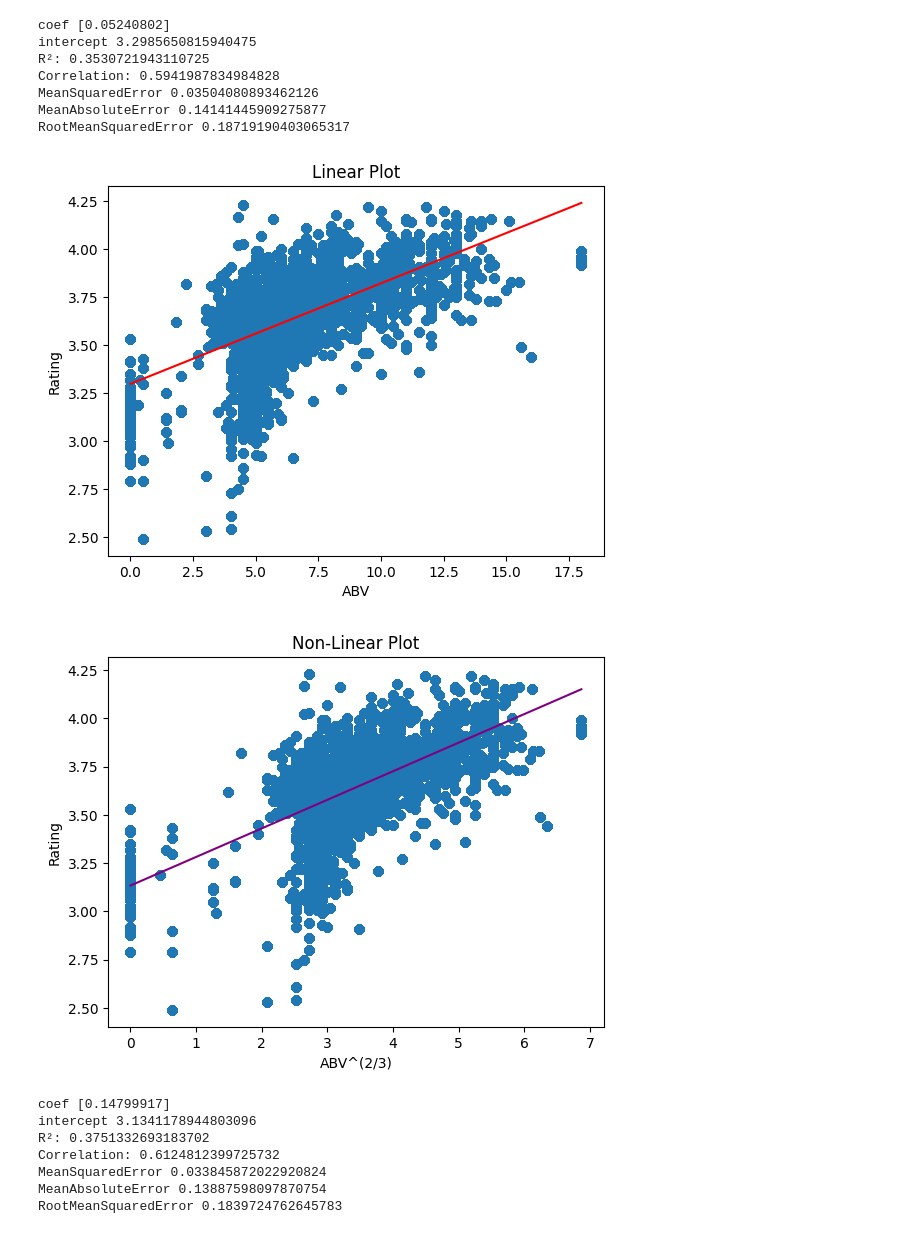
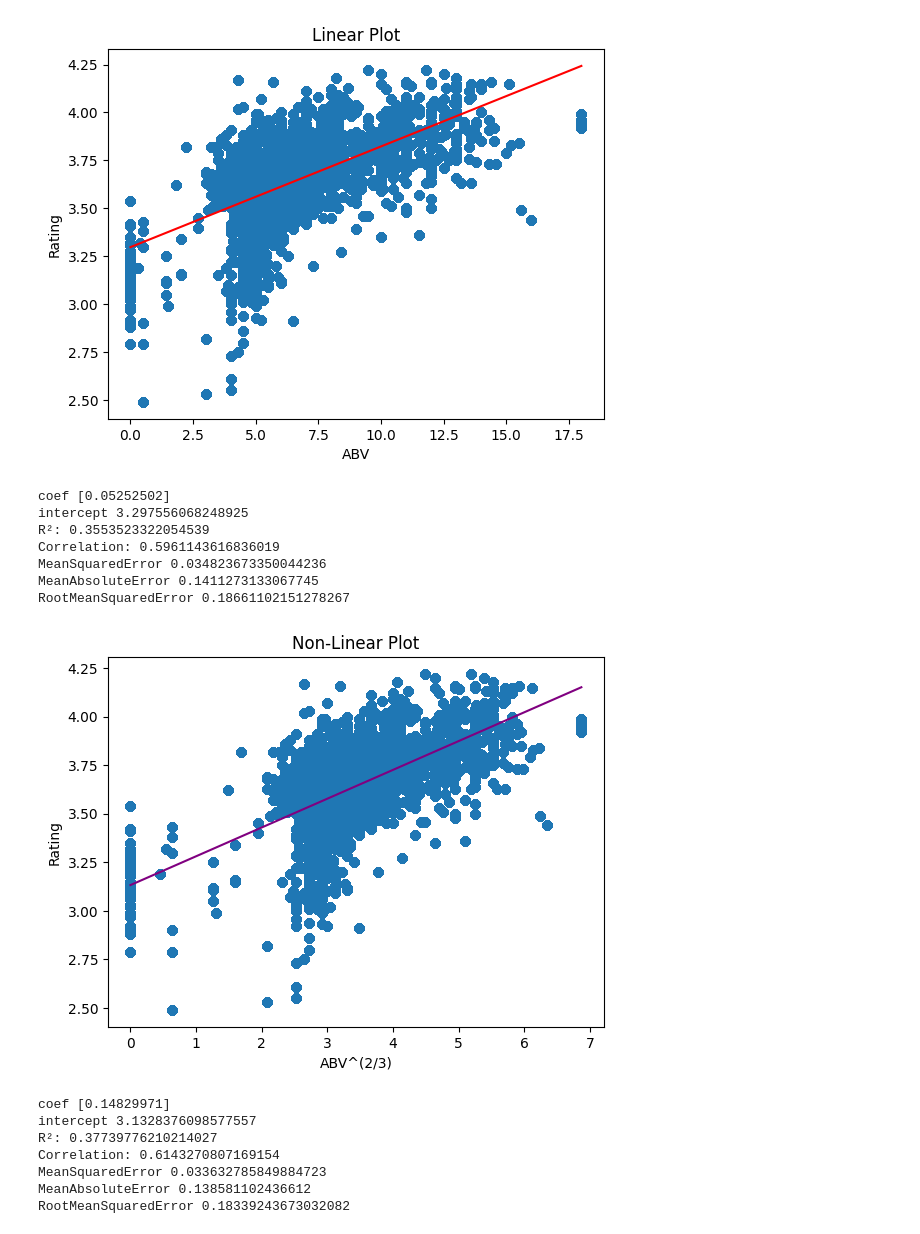
Before and after one commit to gallas87a/BeerData, a Jupyter notebook: 3_Regression/LinearBeergression.ipynb, the cells around one changed output. Drawn from its saved outputs; the diff is of its cells as text; code cells hidden in the pictures.

Commit message:
Linear regression corrected with ignoring headers

```diff
--- a/3_Regression/LinearBeergression.ipynb
+++ b/3_Regression/LinearBeergression.ipynb
@@ -15,6 +15,7 @@ files=["../2_Database/TopBeerData.csv","../2_Database/GoodBeerData.csv","../2_Da
 for i in range (0,len(files)):
     with open(files[i],"r",encoding="utf-8") as file:
         reader = csv.reader(file)
+        next(reader) # no to include the header
         for row in reader:
             data.append(row)
 
@@ -47,6 +48,8 @@ plt.xlabel("ABV")
 plt.ylabel("Rating")
 plt.title("Linear Plot")
 plt.plot(x[idx], y_pred[idx],color="red")
+
+plt.show()
 
 print("coef",model.coef_)
 print("intercept",model.intercept_)
@@ -55,46 +58,46 @@ print("Correlation:", corr[0,1])
 print("MeanSquaredError",mean_squared_error(y,y_pred))
 print("MeanAbsoluteError",mean_absolute_error(y,y_pred))
 print("RootMeanSquaredError",np.sqrt(mean_squared_error(y,y_pred)))
 
 model = LinearRegression()
 model.fit(x2,y)
 y2_pred = model.predict(x2)
 r2_2 = r2_score(y, y2_pred)
 corr2 = np.corrcoef(y, y2_pred)
 idx2 = np.argsort(x2[:, 0])
 
 plt.figure()
 plt.scatter(x2, y)
 plt.xlabel("ABV^(2/3)")
 plt.ylabel("Rating")
 plt.title("Non-Linear Plot")
 plt.plot(x2[idx2], y2_pred[idx2],color="purple")
 
 plt.show()
 
 print("coef",model.coef_)
 print("intercept",model.intercept_)
 print("R²:", r2_2)
 print("Correlation:", corr2[0,1])
 print("MeanSquaredError",mean_squared_error(y,y2_pred))
 print("MeanAbsoluteError",mean_absolute_error(y,y2_pred))
 print("RootMeanSquaredError",np.sqrt(mean_squared_error(y,y2_pred)))
 
 #no prediction since the corelation is not verys strong
 # %% [output]
+[figure, new version]
-coef [0.05240802]
-intercept 3.2985650815940475
-R²: 0.3530721943110725
-Correlation: 0.5941987834984828
-MeanSquaredError 0.03504080893462126
-MeanAbsoluteError 0.14141445909275877
-RootMeanSquaredError 0.18719190403065317
+coef [0.05252502]
+intercept 3.297556068248925
+R²: 0.3553523322054539
+Correlation: 0.5961143616836019
+MeanSquaredError 0.034823673350044236
+MeanAbsoluteError 0.1411273133067745
+RootMeanSquaredError 0.18661102151278267
-[figure, old version]
-[figure, old version]
+[figure, new version]
-coef [0.14799917]
-intercept 3.1341178944803096
-R²: 0.3751332693183702
-Correlation: 0.6124812399725732
-MeanSquaredError 0.033845872022920824
-MeanAbsoluteError 0.13887598097870754
-RootMeanSquaredError 0.1839724762645783
+coef [0.14829971]
+intercept 3.1328376098577557
+R²: 0.37739776210214027
+Correlation: 0.6143270807169154
+MeanSquaredError 0.033632785849884723
+MeanAbsoluteError 0.138581102436612
+RootMeanSquaredError 0.18339243673032082
```
